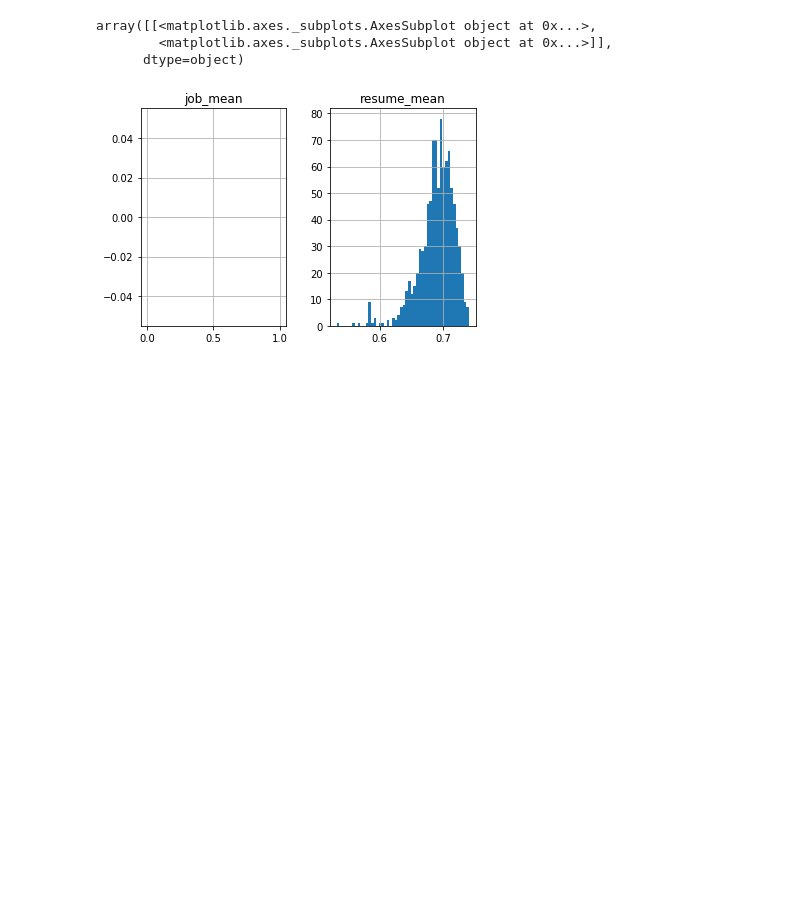
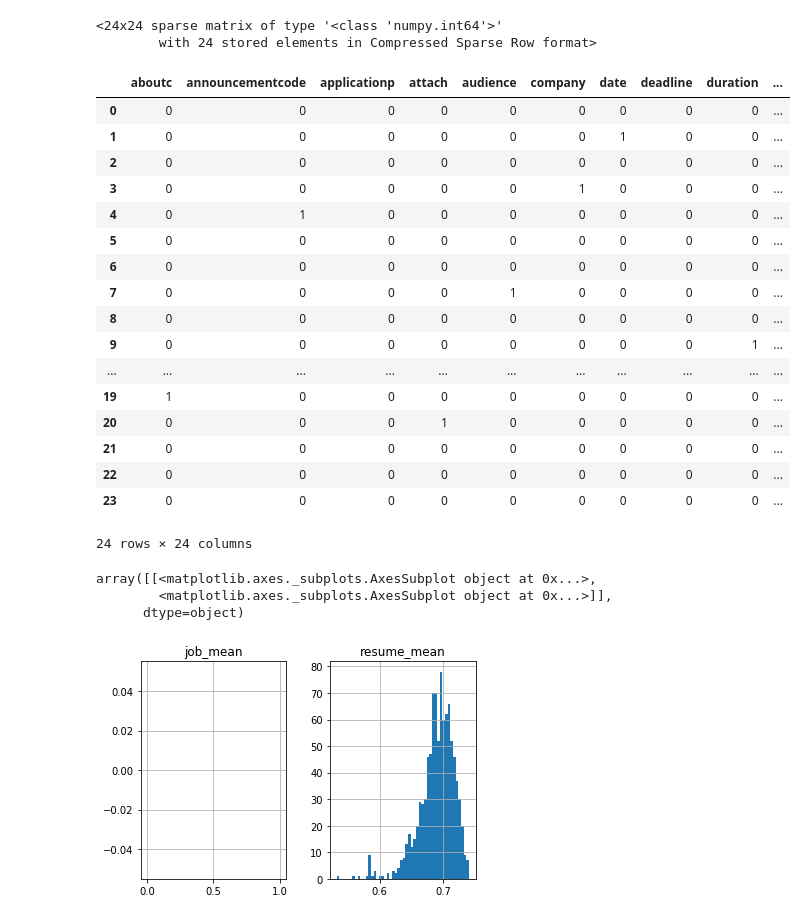
Before and after one commit to joelwwiggins/Website-Project, a Jupyter notebook: job_desc_resume.ipynb, the cells around one changed output. Drawn from its saved outputs; the diff is of its cells as text; code cells hidden in the pictures; blank space fills up the shorter version.

```diff
--- a/job_desc_resume.ipynb
+++ b/job_desc_resume.ipynb
@@ -14,7 +14,7 @@ from flask import Flask, jsonify
 #Who is the goat? Who has the highest average similarity score for all jobs?
 #Who is best fit for a job?
 
-jobs_import=pd.read_csv('data job posts.csv',encoding = "utf-8")
+jobs_import=pd.read_csv('data job posts/data job posts.csv',encoding = "utf-8")
 resume_import=pd.read_csv('UpdatedResumeDataSet - Copy.csv',engine="python", encoding="utf-8")
 # #Why won't you give me the correct formatting????
 # path = 'UpdatedResumeDataSet - Copy.csv'
@@ -29,6 +66,4 @@ jobs_import_clean=jobs_import.replace('[^a-zA-Z\d\_.]+',' ',regex=True)
 # %%
 # use cosign similary to see how similar all job postings are to other job postings
-post=jobs_import_clean['jobpost']
-cv = CountVectorizer()
-count_matrix = cv.fit_transform(post)
-cosine_sim = cosine_similarity(count_matrix)
+post=jobs_import_clean.dropna(subset=['JobDescription'])
+post
@@ -35,3 +86,34 @@ cosine_sim = cosine_similarity(count_matrix)
+# %%
+matrix = cv.fit_transform(post)
+# cosine_sim = cosine_similarity(count_matrix)
+# %%
+matrix
+# %% [output]
+<24x24 sparse matrix of type '<class 'numpy.int64'>'
+        with 24 stored elements in Compressed Sparse Row format>
+# %%
+counts = pd.DataFrame(matrix.toarray(),
+                      columns=cv.get_feature_names())
+counts
+# %% [output]
+|  | aboutc | announcementcode | applicationp | attach | audience | company | date | deadline | duration | ... |
+| 0 | 0 | 0 | 0 | 0 | 0 | 0 | 0 | 0 | 0 | ... |
+| 1 | 0 | 0 | 0 | 0 | 0 | 0 | 1 | 0 | 0 | ... |
+| 2 | 0 | 0 | 0 | 0 | 0 | 0 | 0 | 0 | 0 | ... |
+| 3 | 0 | 0 | 0 | 0 | 0 | 1 | 0 | 0 | 0 | ... |
+| 4 | 0 | 1 | 0 | 0 | 0 | 0 | 0 | 0 | 0 | ... |
+| 5 | 0 | 0 | 0 | 0 | 0 | 0 | 0 | 0 | 0 | ... |
+| 6 | 0 | 0 | 0 | 0 | 0 | 0 | 0 | 0 | 0 | ... |
+| 7 | 0 | 0 | 0 | 0 | 1 | 0 | 0 | 0 | 0 | ... |
+| 8 | 0 | 0 | 0 | 0 | 0 | 0 | 0 | 0 | 0 | ... |
+| 9 | 0 | 0 | 0 | 0 | 0 | 0 | 0 | 0 | 1 | ... |
+| ... | ... | ... | ... | ... | ... | ... | ... | ... | ... | ... |
+| 19 | 1 | 0 | 0 | 0 | 0 | 0 | 0 | 0 | 0 | ... |
+| 20 | 0 | 0 | 0 | 1 | 0 | 0 | 0 | 0 | 0 | ... |
+| 21 | 0 | 0 | 0 | 0 | 0 | 0 | 0 | 0 | 0 | ... |
+| 22 | 0 | 0 | 0 | 0 | 0 | 0 | 0 | 0 | 0 | ... |
+| 23 | 0 | 0 | 0 | 0 | 0 | 0 | 0 | 0 | 0 | ... |
+24 rows × 24 columns
 # %%
 # use cosign similary to see how similar all resumes are to other resumes
 resume_desc=resume_import_clean['Resume']
```
Also changed, not shown: parts of 4 cells of this notebook, 12 other files.
